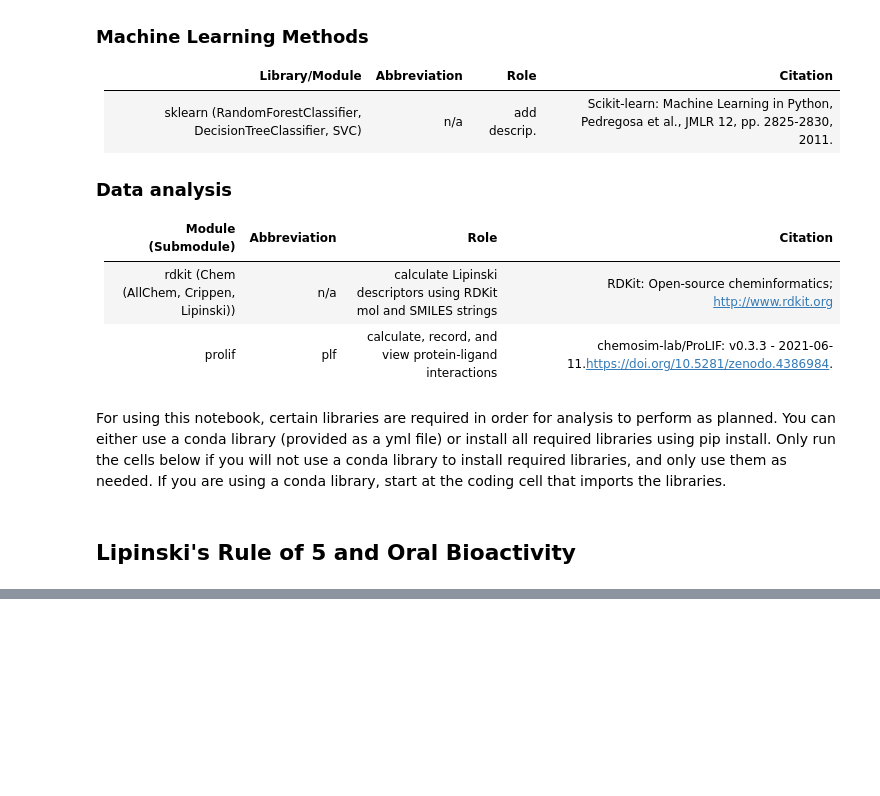
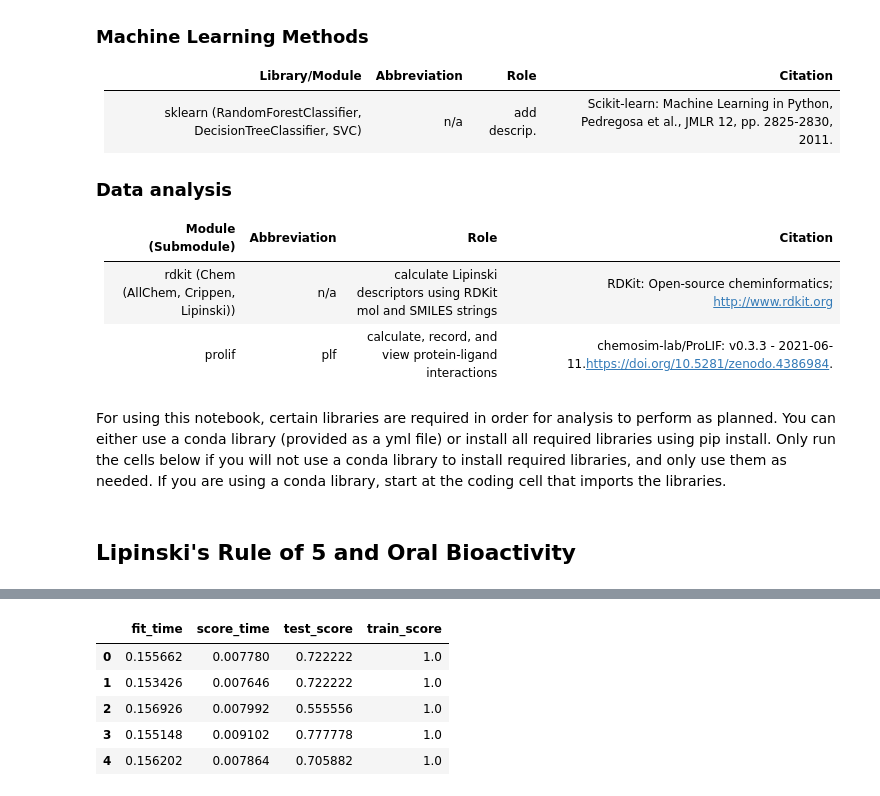
Before and after one commit to leesch27/basil_dock, a Jupyter notebook: ml-analysis.ipynb, the cells around one changed output, grey strips where cells are left out. Saved outputs shown, nothing was run; the diff lists cells and outputs as text; code cells hidden in the pictures; blank space fills up the shorter version.

```diff
--- a/ml-analysis.ipynb
+++ b/ml-analysis.ipynb
@@ -218,0 +327,13 @@ lro5
+# %%
+rf_lro5 = RandomForestClassifier()
+rf_lro5.fit(X_train, y_train)
+scores_lro5 = cross_validate(rf_lro5, X_train_lro5, y_train_lro5, return_train_score=True)
+scores_df_lro5 = pd.DataFrame(scores_lro5)
+scores_df_lro5
+# %% [output]
+|  | fit_time | score_time | test_score | train_score |
+| 0 | 0.155662 | 0.007780 | 0.722222 | 1.0 |
+| 1 | 0.153426 | 0.007646 | 0.722222 | 1.0 |
+| 2 | 0.156926 | 0.007992 | 0.555556 | 1.0 |
+| 3 | 0.155148 | 0.009102 | 0.777778 | 1.0 |
+| 4 | 0.156202 | 0.007864 | 0.705882 | 1.0 |
```
Also changed, not shown: parts of 29 cells of this notebook, 2 other files.
